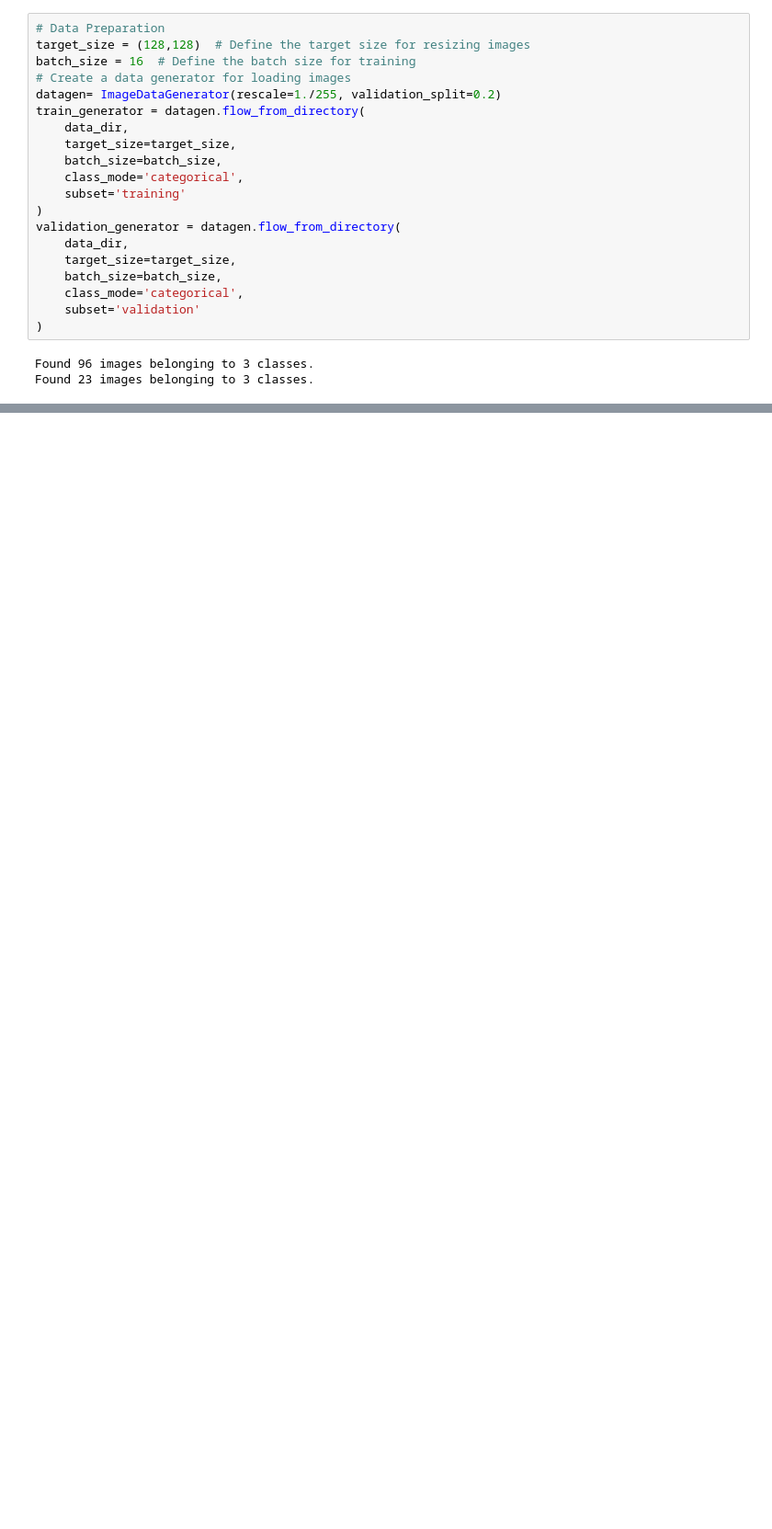
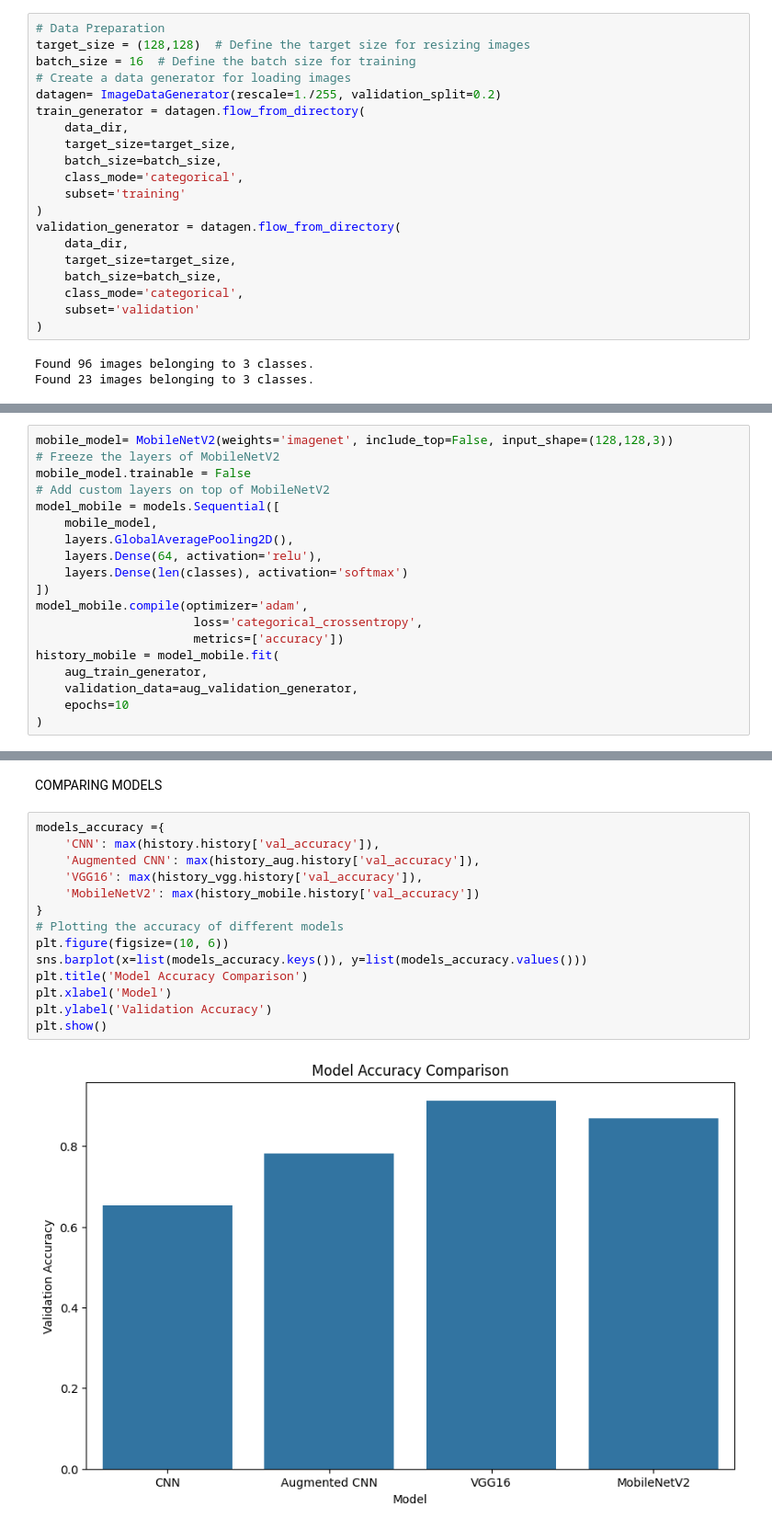
Before and after one commit to vitchcoraj/RiceLeaf-disease-detection, a Jupyter notebook: project/leaflet image processing.ipynb, the cells around one changed output, grey strips where cells are left out. Shown at 92% size. Cells and saved outputs as stored; diff of their text form; blank space fills up the shorter version.

Commit message:
all models

```diff
--- a/project/leaflet image processing.ipynb
+++ b/project/leaflet image processing.ipynb
@@ -222,0 +293,19 @@ WARNING:absl:You are saving your model as an HDF5 file via `model.save()` or `ke
+# %%
+mobile_model= MobileNetV2(weights='imagenet', include_top=False, input_shape=(128,128,3))
+# Freeze the layers of MobileNetV2
+mobile_model.trainable = False
+# Add custom layers on top of MobileNetV2
+model_mobile = models.Sequential([
+    mobile_model,
+    layers.GlobalAveragePooling2D(),
+    layers.Dense(64, activation='relu'),
+    layers.Dense(len(classes), activation='softmax')
+])
+model_mobile.compile(optimizer='adam',
+                      loss='categorical_crossentropy',
+                      metrics=['accuracy'])
+history_mobile = model_mobile.fit(
+    aug_train_generator,
+    validation_data=aug_validation_generator,
+    epochs=10
+)
@@ -222,0 +330,18 @@ WARNING:absl:You are saving your model as an HDF5 file via `model.save()` or `ke
+# %% [markdown]
+COMPARING MODELS
+# %%
+models_accuracy ={
+    'CNN': max(history.history['val_accuracy']),
+    'Augmented CNN': max(history_aug.history['val_accuracy']),
+    'VGG16': max(history_vgg.history['val_accuracy']),
+    'MobileNetV2': max(history_mobile.history['val_accuracy'])
+}
+# Plotting the accuracy of different models
+plt.figure(figsize=(10, 6))
+sns.barplot(x=list(models_accuracy.keys()), y=list(models_accuracy.values()))
+plt.title('Model Accuracy Comparison')
+plt.xlabel('Model')
+plt.ylabel('Validation Accuracy')
+plt.show()
+# %% [output]
+[figure, added]
```
Also changed, not shown: parts of 17 cells of this notebook.
